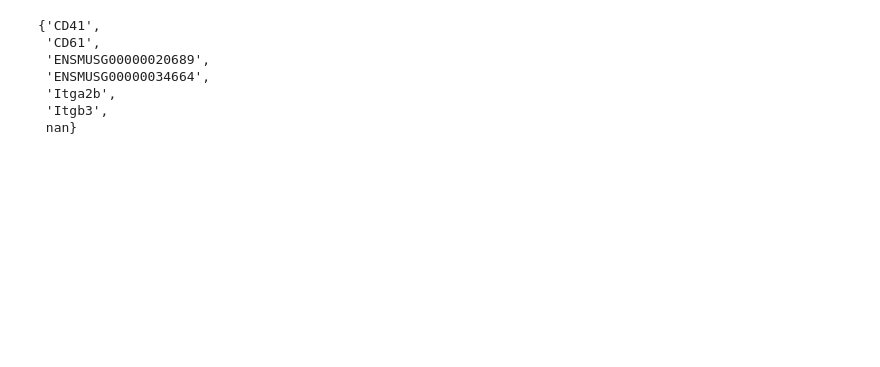
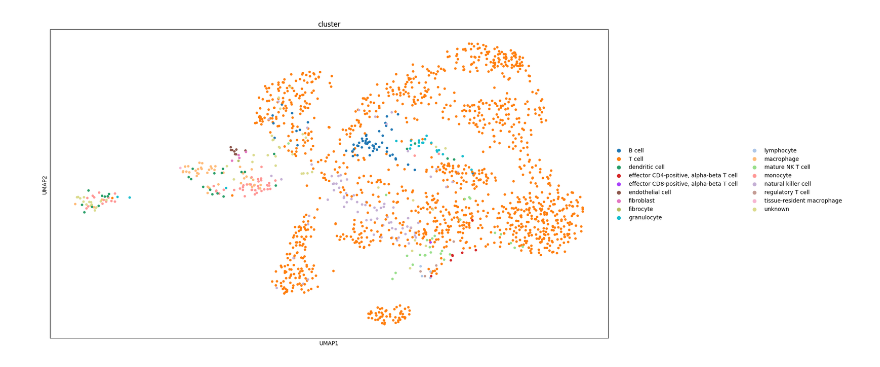
Before and after one commit to Guitout31415/SIGMA, a Jupyter notebook: sandbox.ipynb, the cells around one changed output. Drawn from its saved outputs; the diff is of its cells as text; code cells hidden in the pictures; blank space fills up the shorter version.

```diff
--- a/sandbox.ipynb
+++ b/sandbox.ipynb
@@ -52,11 +22,12 @@ Assign genes available : {'Ifng', 'Tnfrsf4', 'Cd40lg', 'Il2'}
-# %%
-candidate_aliases
-# assign_aliases
-# %% [output]
-{'CD41',
- 'CD61',
- 'ENSMUSG00000020689',
- 'ENSMUSG00000034664',
- 'Itga2b',
- 'Itgb3',
- nan}
+# %%
+# normalize and plot UMAP
+adata = sc.read_h5ad("/home/lemgui01/CellExtractor/data/results_actif/merged.h5ad")
+
+sc.pp.normalize_total(adata, target_sum=1e6)
+sc.pp.log1p(adata)
+
+sc.pp.neighbors(adata, n_neighbors=50, metric='correlation')
+sc.tl.umap(adata)
+sc.pl.umap(adata, color="cluster", size=80)
+# %% [output]
+[figure, added]
```
Also changed, not shown: parts of 2 cells of this notebook, 16 other files.
